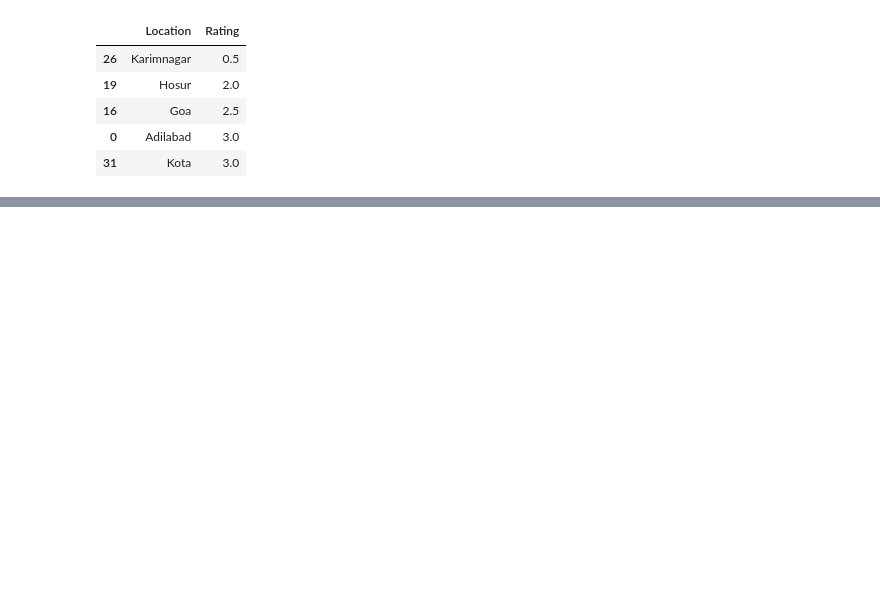
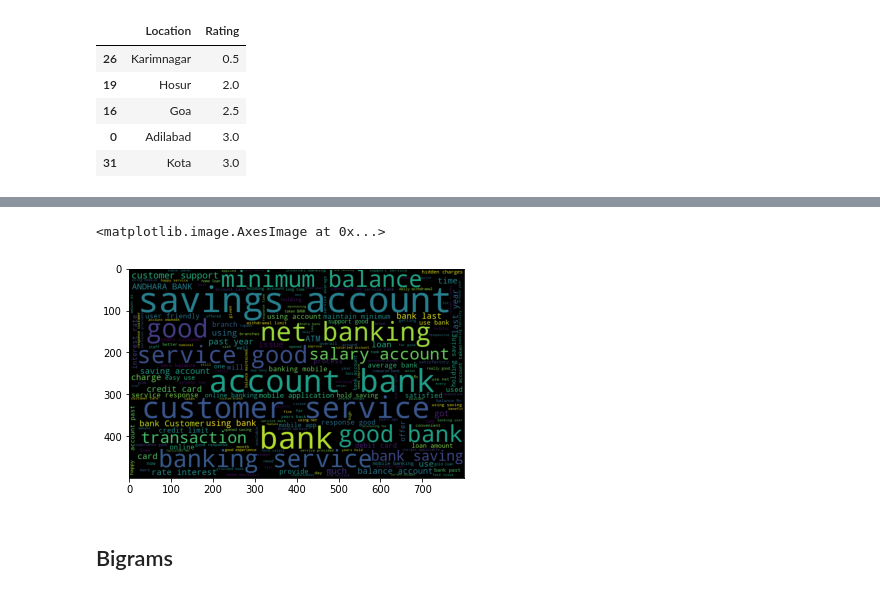
Before and after one commit to hrisav/scrape-andhra-bank-reviews, a Jupyter notebook: ANDHRA_BANK_Review.ipynb, the cells around one changed output, grey strips where cells are left out. Saved outputs shown, nothing was run; the diff lists cells and outputs as text; code cells hidden in the pictures; blank space fills up the shorter version.

```diff
--- a/ANDHRA_BANK_Review.ipynb
+++ b/ANDHRA_BANK_Review.ipynb
@@ -231,0 +256,7 @@ df.groupby(['Location']).agg({'Rating':'mean'}).reset_index().sort_values(by=['R
+# %%
+plt.imshow(wc.generate_from_text(only_reviews))
+# %% [output]
+<matplotlib.image.AxesImage at 0x...>
+[figure, added]
+# %% [markdown]
+## Bigrams
```
Also changed, not shown: parts of 24 cells of this notebook.
